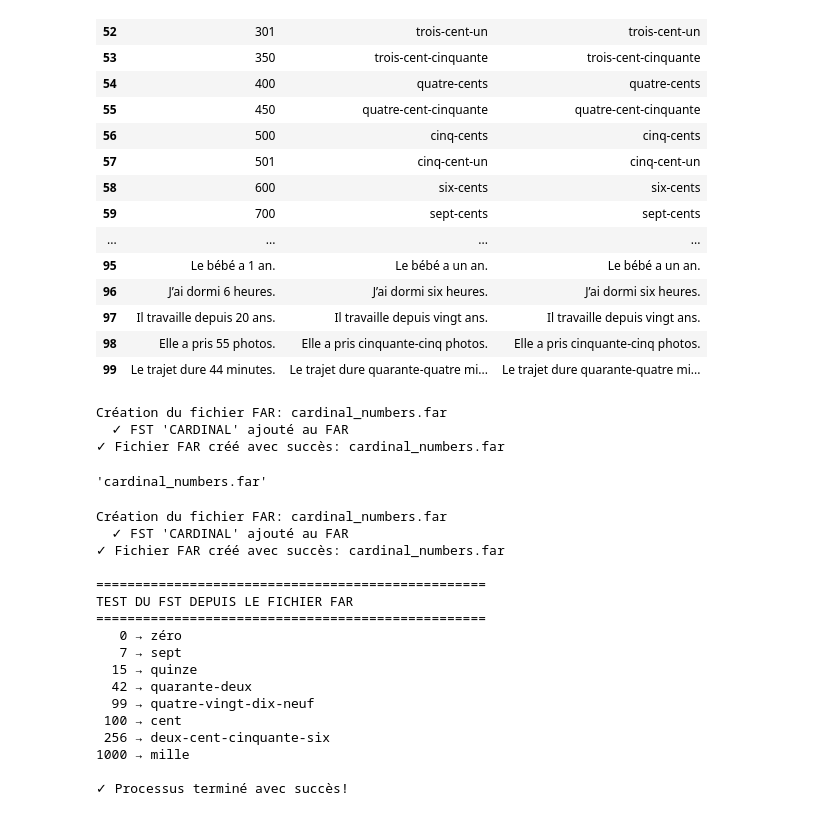
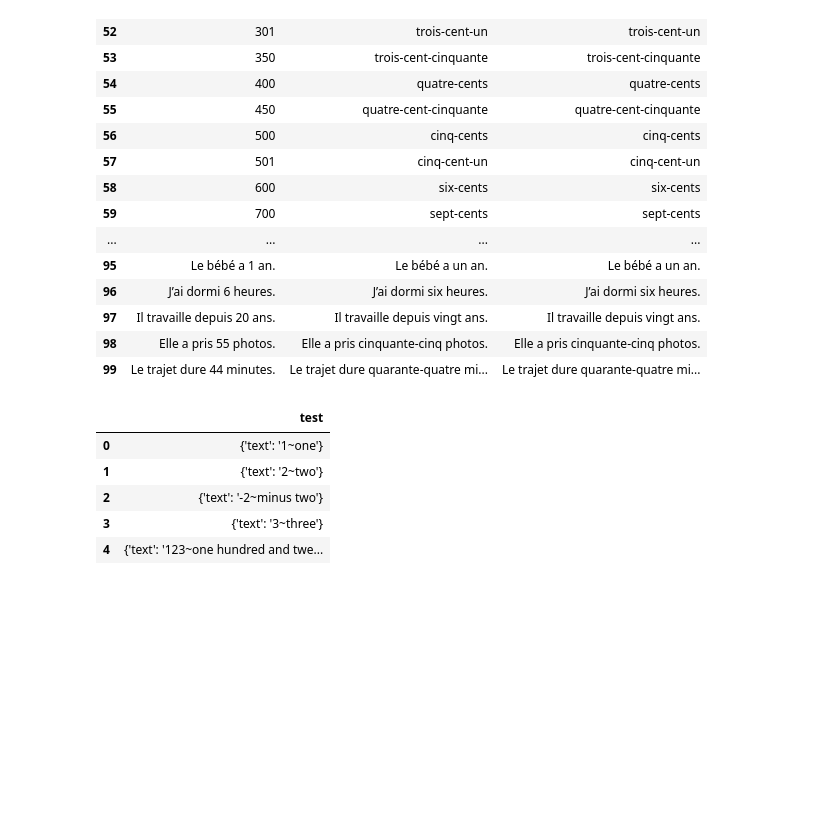
Before and after one commit to yann214/Test-stage_indabax, a Jupyter notebook: Text-Normalisation-Pour-cardinaux-0-1000.ipynb, the cells around one changed output. Drawn from its saved outputs; the diff is of its cells as text; code cells hidden in the pictures; blank space fills up the shorter version.

```diff
--- a/Text-Normalisation-Pour-cardinaux-0-1000.ipynb
+++ b/Text-Normalisation-Pour-cardinaux-0-1000.ipynb
@@ -774,7 +745,0 @@ def create_far_archive(output_path="cardinal_numbers.far"):
-# %%
-create_far_archive()
-# %% [output]
-Création du fichier FAR: cardinal_numbers.far
-  ✓ FST 'CARDINAL' ajouté au FAR
-✓ Fichier FAR créé avec succès: cardinal_numbers.far
-'cardinal_numbers.far'
@@ -827,20 +746,13 @@ def main():
-# %%
-main()
-# %% [output]
-Création du fichier FAR: cardinal_numbers.far
-  ✓ FST 'CARDINAL' ajouté au FAR
-✓ Fichier FAR créé avec succès: cardinal_numbers.far
-
-==================================================
-TEST DU FST DEPUIS LE FICHIER FAR
-==================================================
-   0 → zéro
-   7 → sept
-  15 → quinze
-  42 → quarante-deux
-  99 → quatre-vingt-dix-neuf
- 100 → cent
- 256 → deux-cent-cinquante-six
-1000 → mille
-
-✓ Processus terminé avec succès!
+# %%
+from datasets import load_dataset
+import pandas as pd
+
+# Charger le dataset depuis HuggingFace
+dataset = load_dataset("DigitalUmuganda/Text_Normalization_Challenge_Unittests_Eng_Fra")
+# %% [output]
+|  | test |
+| 0 | {'text': '1~one'} |
+| 1 | {'text': '2~two'} |
+| 2 | {'text': '-2~minus two'} |
+| 3 | {'text': '3~three'} |
+| 4 | {'text': '123~one hundred and twe... |
```
Also changed, not shown: parts of 9 cells of this notebook, 1 other file.
